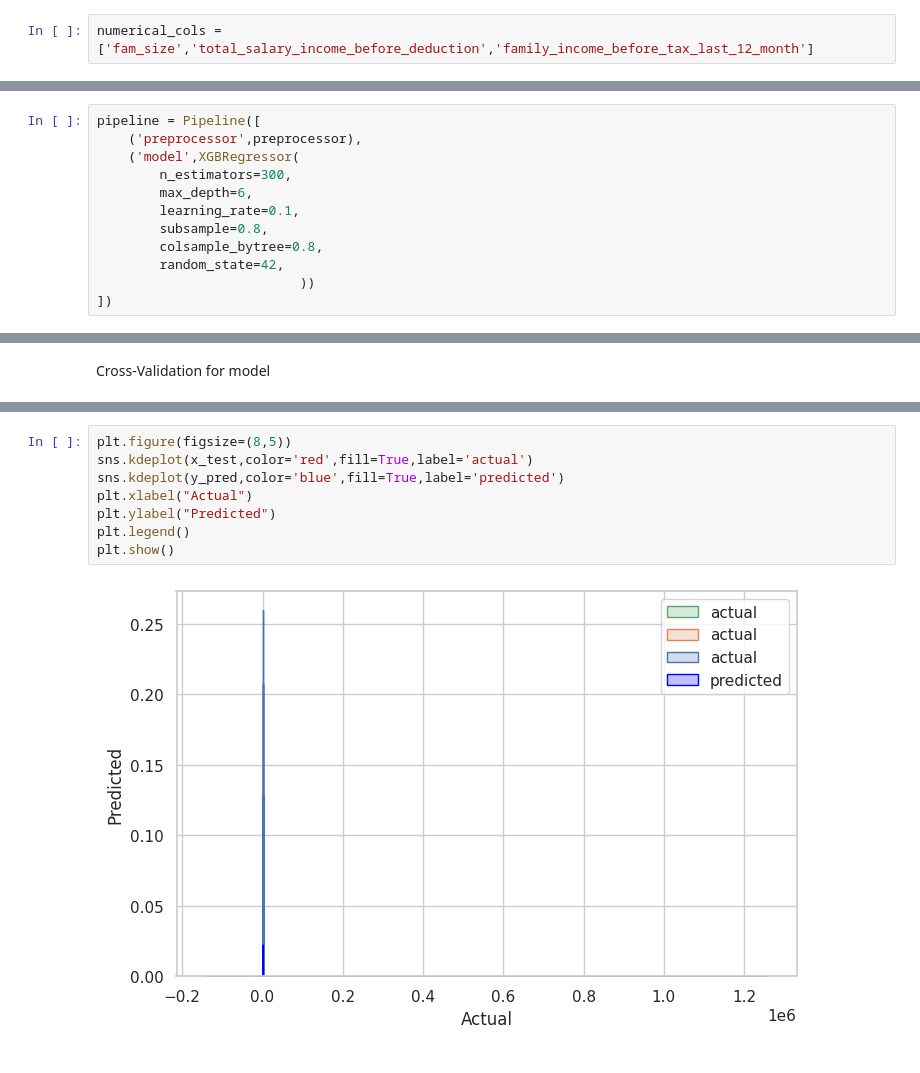
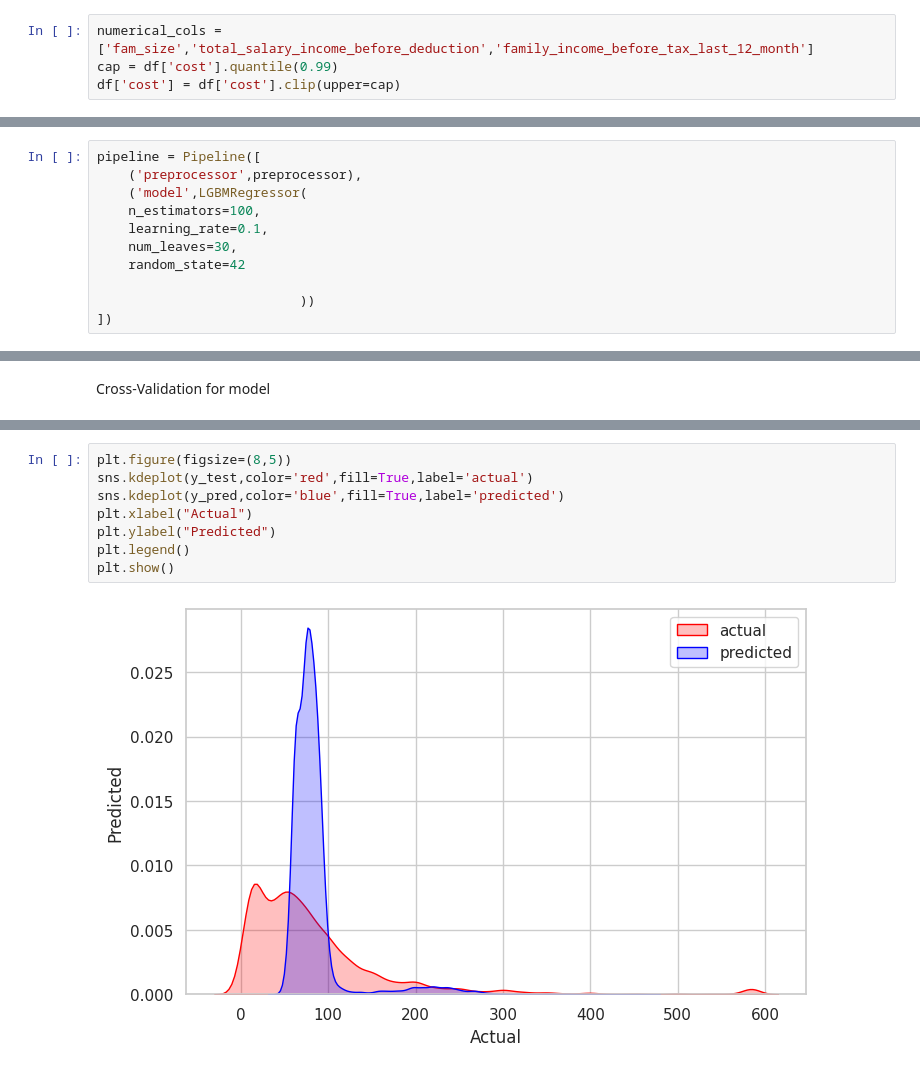
Before and after one commit to Alain-16/Digital_Product_Insights, a Jupyter notebook: modelDev.ipynb, the cells around one changed output, grey strips where cells are left out. Saved outputs shown, nothing was run; the diff lists cells and outputs as text.

Commit message:
model evaluation

```diff
--- a/modelDev.ipynb
+++ b/modelDev.ipynb
@@ -89,6 +90,8 @@ categorical_cols = ['region','product_category','state','division']
 Define numerical group
 # %%
 numerical_cols = ['fam_size','total_salary_income_before_deduction','family_income_before_tax_last_12_month']
+cap = df['cost'].quantile(0.99)
+df['cost'] = df['cost'].clip(upper=cap)
 # %% [markdown]
 sub-pipeline for numerical features
 # %%
@@ -115,13 +118,12 @@ full pipeline + model
 # %%
 pipeline = Pipeline([
     ('preprocessor',preprocessor),
-    ('model',XGBRegressor(
-        n_estimators=300,
-        max_depth=6,
-        learning_rate=0.1,
-        subsample=0.8,
-        colsample_bytree=0.8,
-        random_state=42,
+    ('model',LGBMRegressor(
+    n_estimators=100,
+    learning_rate=0.1,
+    num_leaves=30,
+    random_state=42
+
                           ))
 ])
 # %% [markdown]
@@ -145,10 +170,10 @@ Mean MAE: $66.16 (+/- -66.16
 # %%
 plt.figure(figsize=(8,5))
-sns.kdeplot(x_test,color='red',fill=True,label='actual')
+sns.kdeplot(y_test,color='red',fill=True,label='actual')
 sns.kdeplot(y_pred,color='blue',fill=True,label='predicted')
 plt.xlabel("Actual")
 plt.ylabel("Predicted")
 plt.legend()
 plt.show()
 # %% [output]
-[figure, old version]
+[figure, new version]
```
Also changed, not shown: parts of 4 cells of this notebook.
